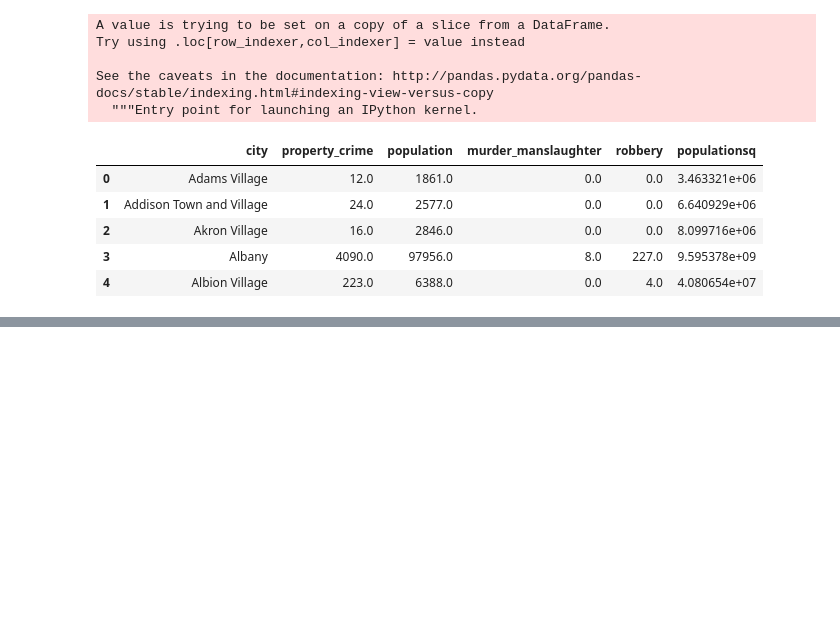
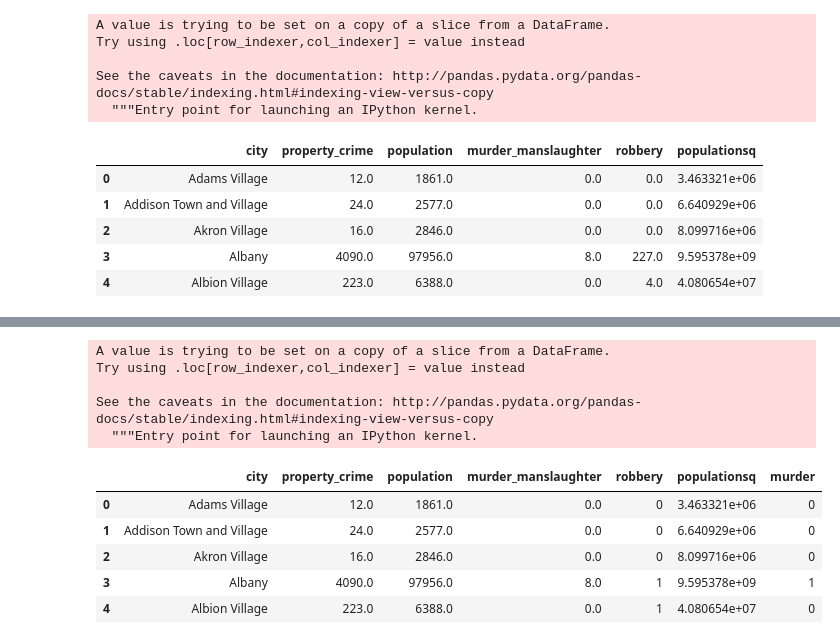
Before and after one commit to Christiandfreeman/mulitvariable_regression-, a Jupyter notebook: Multivariable_regression.ipynb, the cells around one changed output, grey strips where cells are left out. Drawn from its saved outputs; the diff is of its cells as text; code cells hidden in the pictures; blank space fills up the shorter version.

```diff
--- a/Multivariable_regression.ipynb
+++ b/Multivariable_regression.ipynb
@@ -116,0 +132,17 @@ See the caveats in the documentation: http://pandas.pydata.org/pandas-docs/stabl
+# %%
+data1 = df1
+# %%
+data1['robbery'] = (data['robbery'] > 0).astype(int)
+data1.head()
+# %% [output]
+A value is trying to be set on a copy of a slice from a DataFrame.
+Try using .loc[row_indexer,col_indexer] = value instead
+
+See the caveats in the documentation: http://pandas.pydata.org/pandas-docs/stable/indexing.html#indexing-view-versus-copy
+  """Entry point for launching an IPython kernel.
+|  | city | property_crime | population | murder_manslaughter | robbery | populationsq | murder |
+| 0 | Adams Village | 12.0 | 1861.0 | 0.0 | 0 | 3.463321e+06 | 0 |
+| 1 | Addison Town and Village | 24.0 | 2577.0 | 0.0 | 0 | 6.640929e+06 | 0 |
+| 2 | Akron Village | 16.0 | 2846.0 | 0.0 | 0 | 8.099716e+06 | 0 |
+| 3 | Albany | 4090.0 | 97956.0 | 8.0 | 1 | 9.595378e+09 | 1 |
+| 4 | Albion Village | 223.0 | 6388.0 | 0.0 | 1 | 4.080654e+07 | 0 |
```
Also changed, not shown: parts of 2 cells of this notebook.
